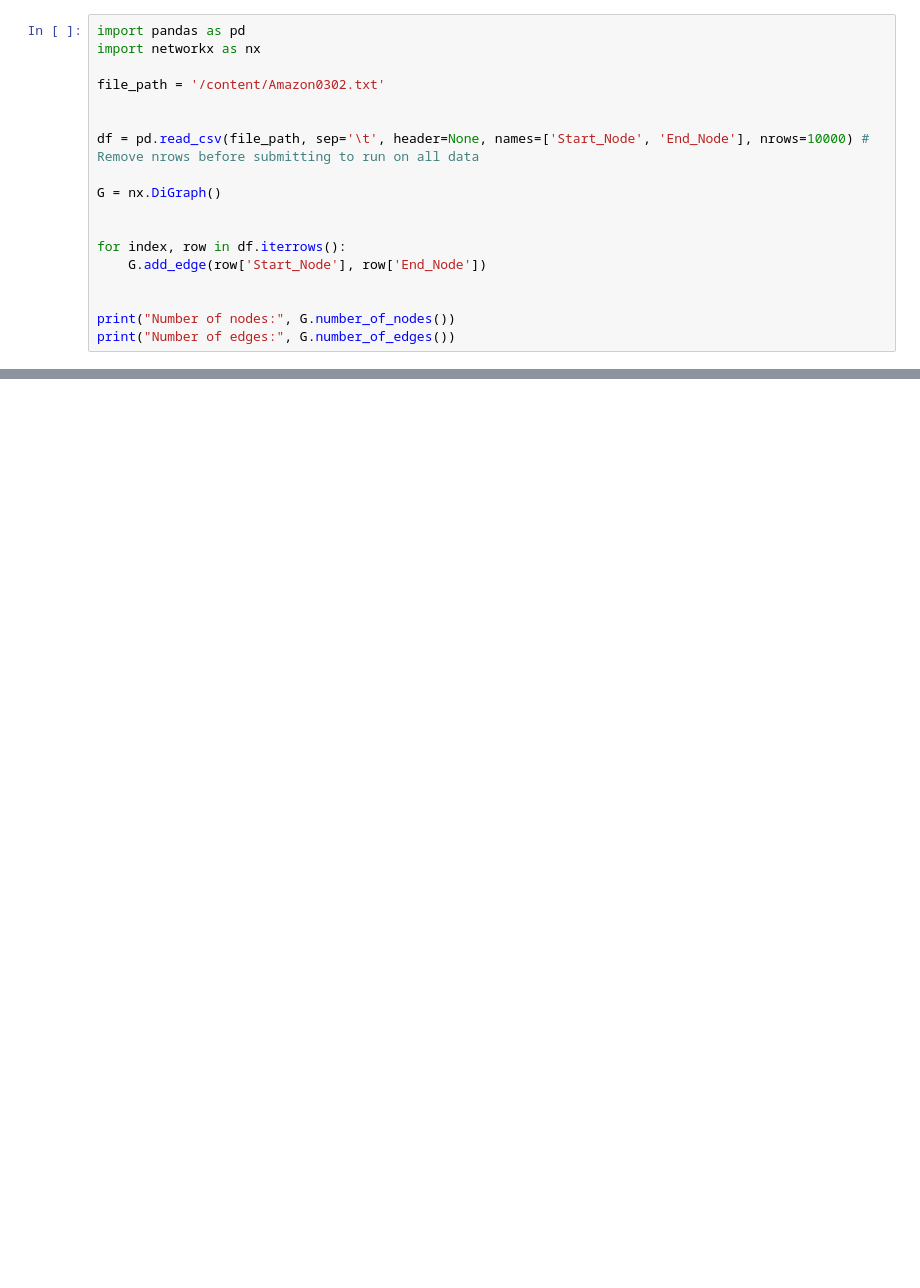
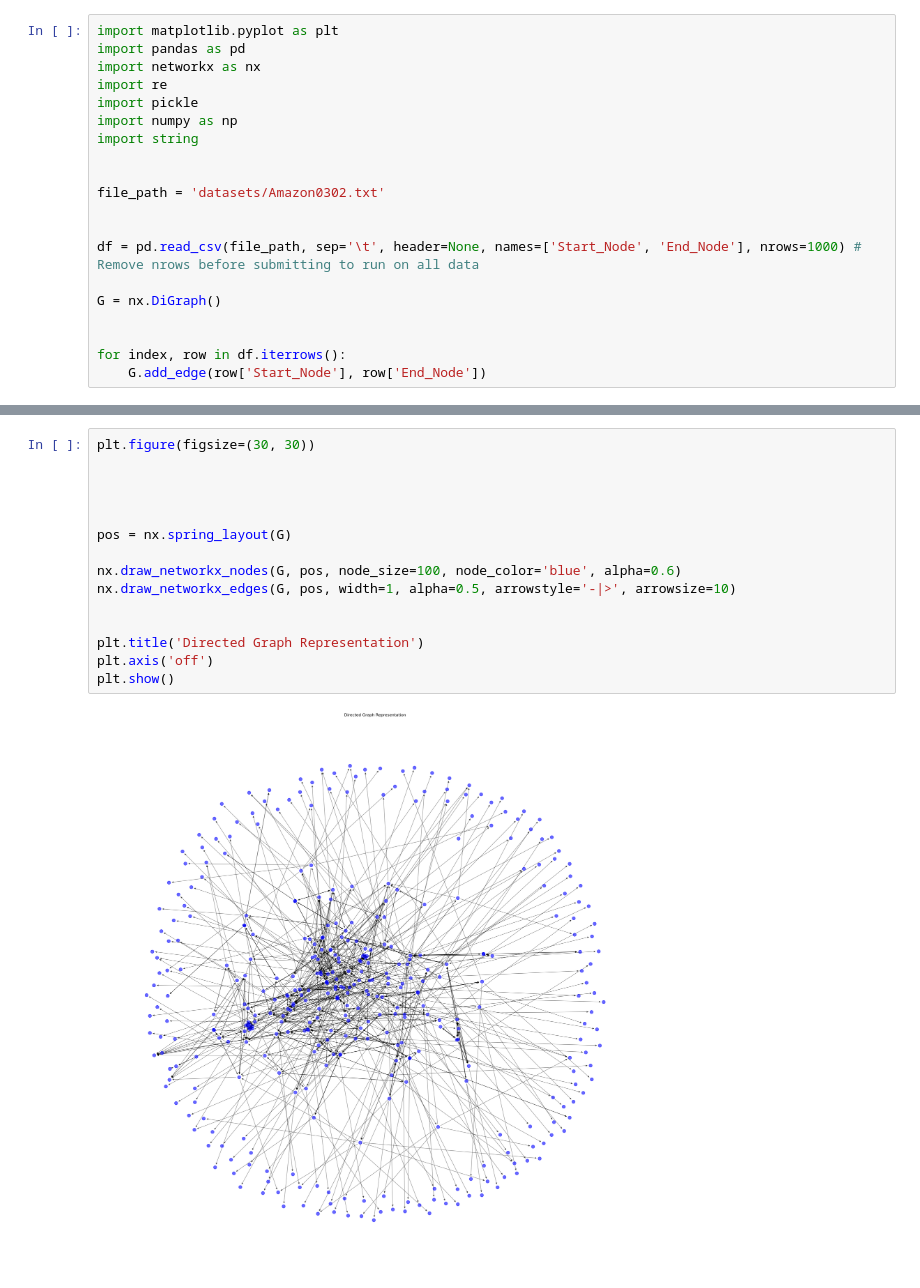
Before and after one commit to Wesam-Hashmeh/Amazon-Products-SNA, a Jupyter notebook: AmazonSNA.ipynb, the cells around one changed output, grey strips where cells are left out. Drawn from its saved outputs; the diff is of its cells as text; blank space fills up the shorter version.

```diff
--- a/AmazonSNA.ipynb
+++ b/AmazonSNA.ipynb
@@ -7,18 +4,20 @@ Saving Amazon0302.txt to Amazon0302 (1).txt
 # %%
+import matplotlib.pyplot as plt
 import pandas as pd
 import networkx as nx
-
-file_path = '/content/Amazon0302.txt'
+import re
+import pickle
+import numpy as np
+import string
 
 
-df = pd.read_csv(file_path, sep='\t', header=None, names=['Start_Node', 'End_Node'], nrows=10000) # Remove nrows before submitting to run on all data
+file_path = 'datasets/Amazon0302.txt'
+
+
+df = pd.read_csv(file_path, sep='\t', header=None, names=['Start_Node', 'End_Node'], nrows=1000) # Remove nrows before submitting to run on all data
 
 G = nx.DiGraph()
 
 
 for index, row in df.iterrows():
     G.add_edge(row['Start_Node'], row['End_Node'])
-
-
-print("Number of nodes:", G.number_of_nodes())
-print("Number of edges:", G.number_of_edges())
@@ -27,0 +24,17 @@ Number of edges: 10000
+# %%
+plt.figure(figsize=(30, 30))
+
+
+
+
+pos = nx.spring_layout(G)
+
+nx.draw_networkx_nodes(G, pos, node_size=100, node_color='blue', alpha=0.6)
+nx.draw_networkx_edges(G, pos, width=1, alpha=0.5, arrowstyle='-|>', arrowsize=10)
+
+
+plt.title('Directed Graph Representation')
+plt.axis('off')
+plt.show()
+# %% [output]
+[figure, added]
```
Also changed, not shown: parts of 6 cells of this notebook.
